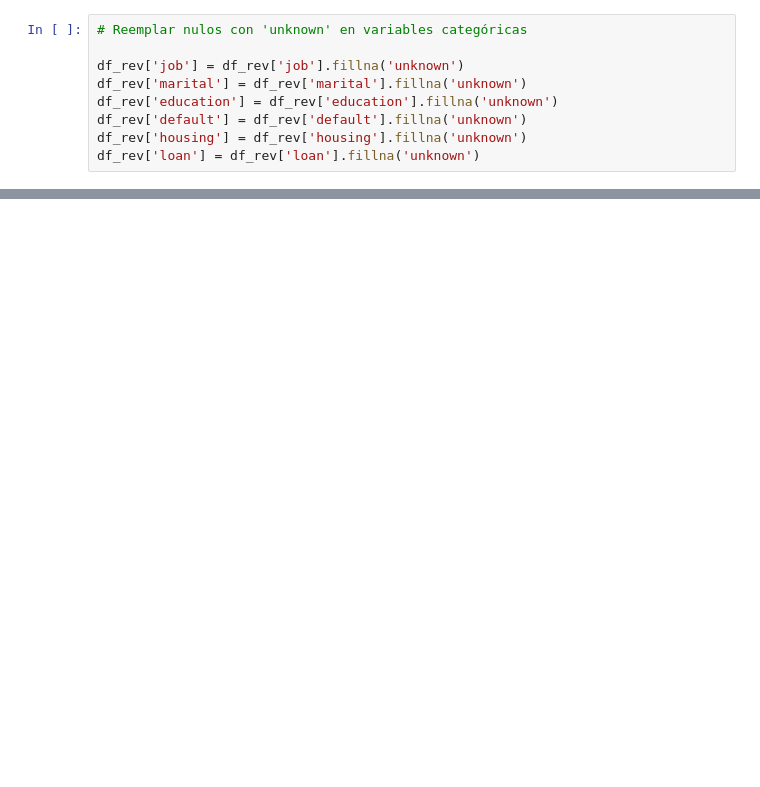
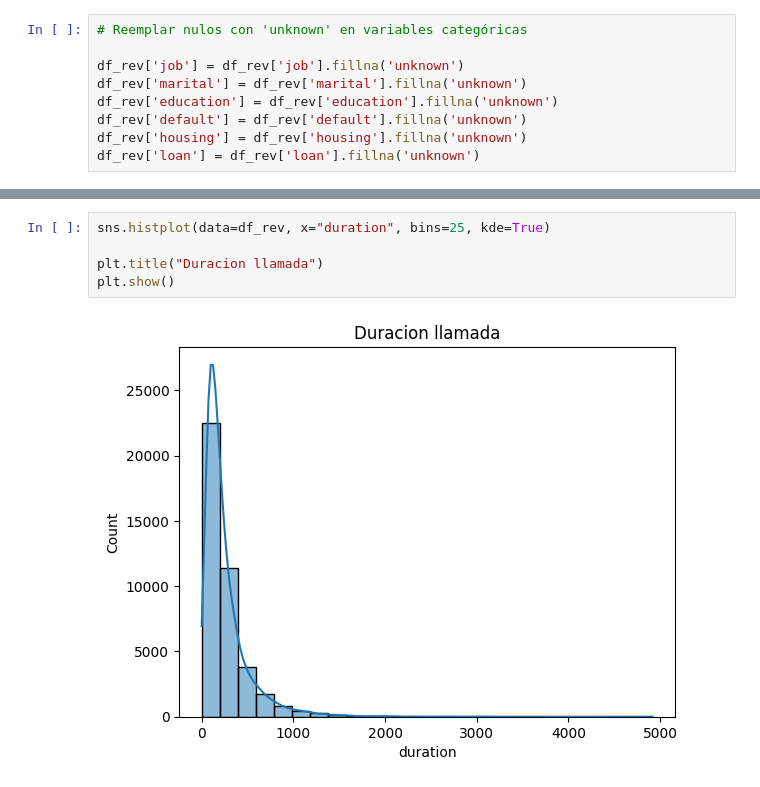
Before and after one commit to juanpabloluceroC/proyecto_campana_marketing, a Jupyter notebook: marketing_santander.ipynb, the cells around one changed output, grey strips where cells are left out. Cells and saved outputs as stored; diff of their text form; blank space fills up the shorter version.

```diff
--- a/marketing_santander.ipynb
+++ b/marketing_santander.ipynb
@@ -212,0 +221,7 @@ df_rev['loan'] = df_rev['loan'].fillna('unknown')
+# %%
+sns.histplot(data=df_rev, x="duration", bins=25, kde=True)
+
+plt.title("Duracion llamada")
+plt.show()
+# %% [output]
+[figure, added]
```
Also changed, not shown: parts of 29 cells of this notebook.
